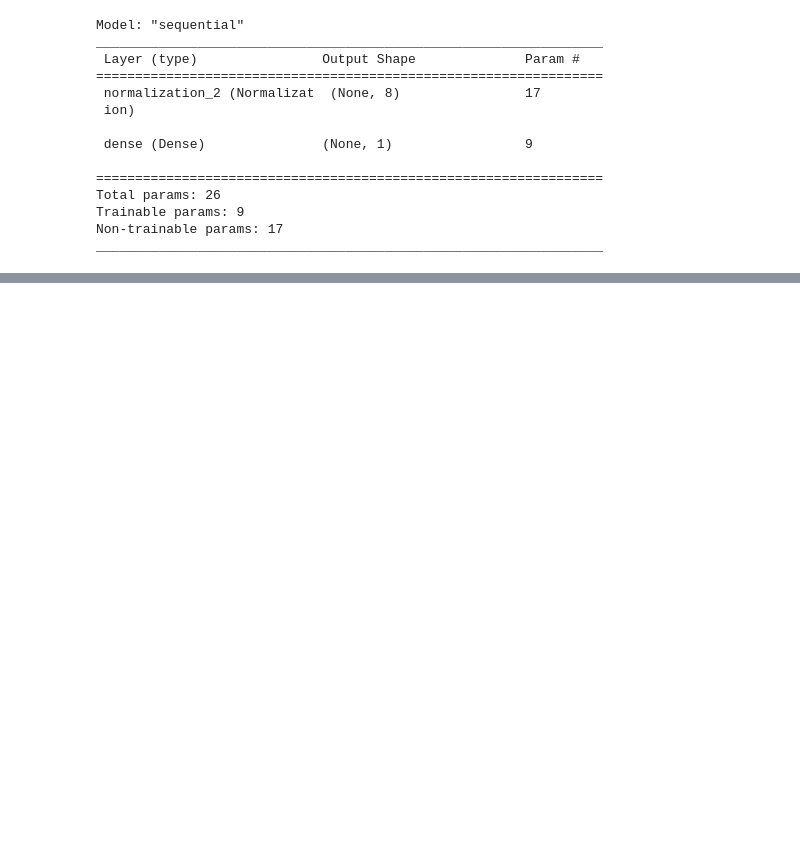
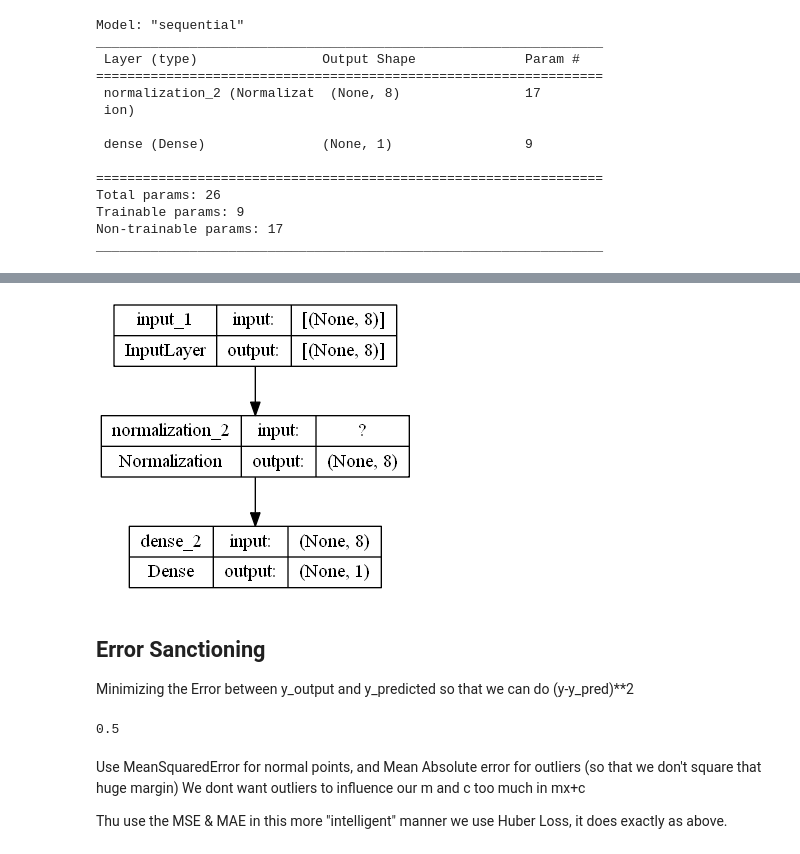
Before and after one commit to hamdaan-shaikh/LearnTF, a Jupyter notebook: 02_Building_Neural_Networks_with_TensorFlow_[Car_Price_Prediction].ipynb, the cells around one changed output, grey strips where cells are left out. Saved outputs shown, nothing was run; the diff lists cells and outputs as text; code cells hidden in the pictures; blank space fills up the shorter version.

```diff
--- a/02_Building_Neural_Networks_with_TensorFlow_[Car_Price_Prediction].ipynb
+++ b/02_Building_Neural_Networks_with_TensorFlow_[Car_Price_Prediction].ipynb
@@ -257,0 +312,7 @@ _________________________________________________________________
+# %%
+model = tf.keras.Sequential([
+                                InputLayer(input_shape = (8,)),
+                                normalizer,
+                                Dense(1),
+])
+model.summary()
@@ -257,0 +334,25 @@ _________________________________________________________________
+# %%
+tf.keras.utils.plot_model(model, to_file = 'model.png', show_shapes=True)
+# Now it won't be (None, None) in InputLayer. It will be shape of input (None,8)
+# %% [output]
+[figure, added]
+# %% [markdown]
+## Error Sanctioning
+Minimizing the Error between y_output and y_predicted so that we can do (y-y_pred)**2
+# %%
+# For this we use tf.keras.losses.MeanSquaredError
+# Example:
+y_true = [[0., 1.], [0., 0.]]   # actual values
+y_pred = [[1., 1.], [1., 0.]]   # predicted values
+
+# MSE will be ( (0-1)**2 + (1-1)**2 + (0-1)**2 + (0-0)**2 )/total = 2/4 = 0.5
+
+# Using DEFAULT 'auto'/'sum_over_batch_size' reduction type.
+mse = tf.keras.losses.MeanSquaredError()
+mse(y_true, y_pred).numpy()
+# %% [output]
+0.5
+# %% [markdown]
+Use MeanSquaredError for normal points, and Mean Absolute error for outliers (so that we don't square that huge margin) We dont want outliers to influence our m and c too much in mx+c
+
+Thu use the MSE & MAE in this more "intelligent" manner we use Huber Loss, it does exactly as above.
```
Also changed, not shown: parts of 22 cells of this notebook, 1 other file.
